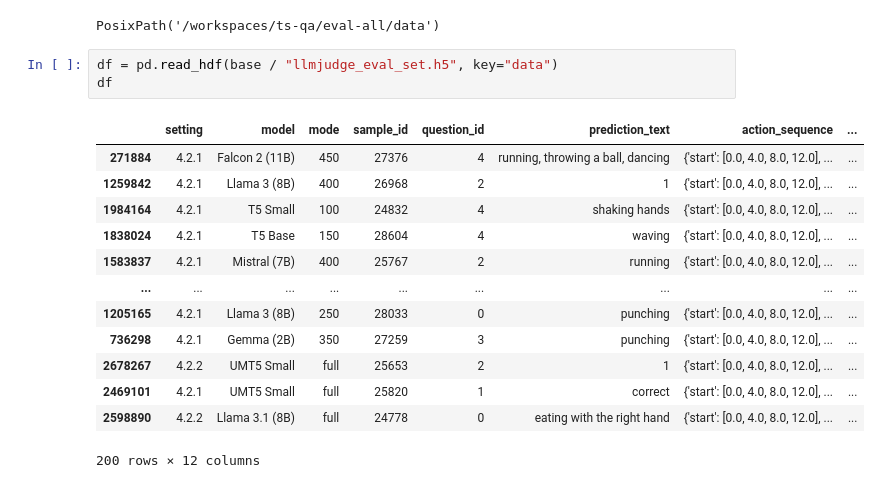
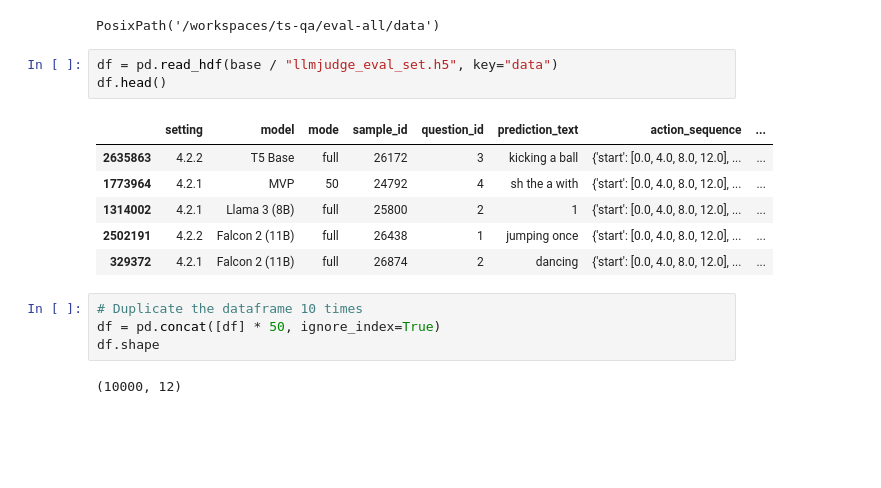
Before and after one commit to felixdivo/quants-eval, a Jupyter notebook: eval-all/LLMJudge.ipynb, the cells around one changed output. Drawn from its saved outputs; the diff is of its cells as text; blank space fills up the shorter version.

```diff
--- a/eval-all/LLMJudge.ipynb
+++ b/eval-all/LLMJudge.ipynb
@@ -37,19 +55,18 @@ base
 PosixPath('/workspaces/ts-qa/eval-all/data')
 # %%
 df = pd.read_hdf(base / "llmjudge_eval_set.h5", key="data")
-df
+df.head()
 # %% [output]
 |  | setting | model | mode | sample_id | question_id | prediction_text | action_sequence | ... |
-| 271884 | 4.2.1 | Falcon 2 (11B) | 450 | 27376 | 4 | running, throwing a ball, dancing | {'start': [0.0, 4.0, 8.0, 12.0], ... | ... |
-| 1259842 | 4.2.1 | Llama 3 (8B) | 400 | 26968 | 2 | 1 | {'start': [0.0, 4.0, 8.0, 12.0], ... | ... |
-| 1984164 | 4.2.1 | T5 Small | 100 | 24832 | 4 | shaking hands | {'start': [0.0, 4.0, 8.0, 12.0], ... | ... |
-| 1838024 | 4.2.1 | T5 Base | 150 | 28604 | 4 | waving | {'start': [0.0, 4.0, 8.0, 12.0], ... | ... |
-| 1583837 | 4.2.1 | Mistral (7B) | 400 | 25767 | 2 | running | {'start': [0.0, 4.0, 8.0, 12.0], ... | ... |
-| ... | ... | ... | ... | ... | ... | ... | ... | ... |
-| 1205165 | 4.2.1 | Llama 3 (8B) | 250 | 28033 | 0 | punching | {'start': [0.0, 4.0, 8.0, 12.0], ... | ... |
-| 736298 | 4.2.1 | Gemma (2B) | 350 | 27259 | 3 | punching | {'start': [0.0, 4.0, 8.0, 12.0], ... | ... |
-| 2678267 | 4.2.2 | UMT5 Small | full | 25653 | 2 | 1 | {'start': [0.0, 4.0, 8.0, 12.0], ... | ... |
-| 2469101 | 4.2.1 | UMT5 Small | full | 25820 | 1 | correct | {'start': [0.0, 4.0, 8.0, 12.0], ... | ... |
-| 2598890 | 4.2.2 | Llama 3.1 (8B) | full | 24778 | 0 | eating with the right hand | {'start': [0.0, 4.0, 8.0, 12.0], ... | ... |
+| 2635863 | 4.2.2 | T5 Base | full | 26172 | 3 | kicking a ball | {'start': [0.0, 4.0, 8.0, 12.0], ... | ... |
+| 1773964 | 4.2.1 | MVP | 50 | 24792 | 4 | sh the a with | {'start': [0.0, 4.0, 8.0, 12.0], ... | ... |
+| 1314002 | 4.2.1 | Llama 3 (8B) | full | 25800 | 2 | 1 | {'start': [0.0, 4.0, 8.0, 12.0], ... | ... |
+| 2502191 | 4.2.2 | Falcon 2 (11B) | full | 26438 | 1 | jumping once | {'start': [0.0, 4.0, 8.0, 12.0], ... | ... |
+| 329372 | 4.2.1 | Falcon 2 (11B) | full | 26874 | 2 | dancing | {'start': [0.0, 4.0, 8.0, 12.0], ... | ... |
-200 rows × 12 columns
+# %%
+# Duplicate the dataframe 10 times
+df = pd.concat([df] * 50, ignore_index=True)
+df.shape
+# %% [output]
+(10000, 12)
 # %%
```
Also changed, not shown: parts of 7 cells of this notebook, 3 other files.
